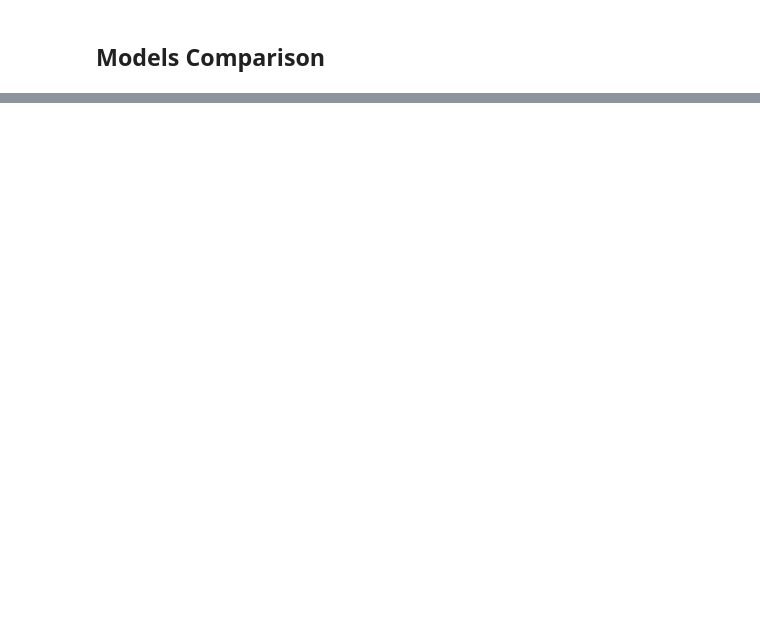
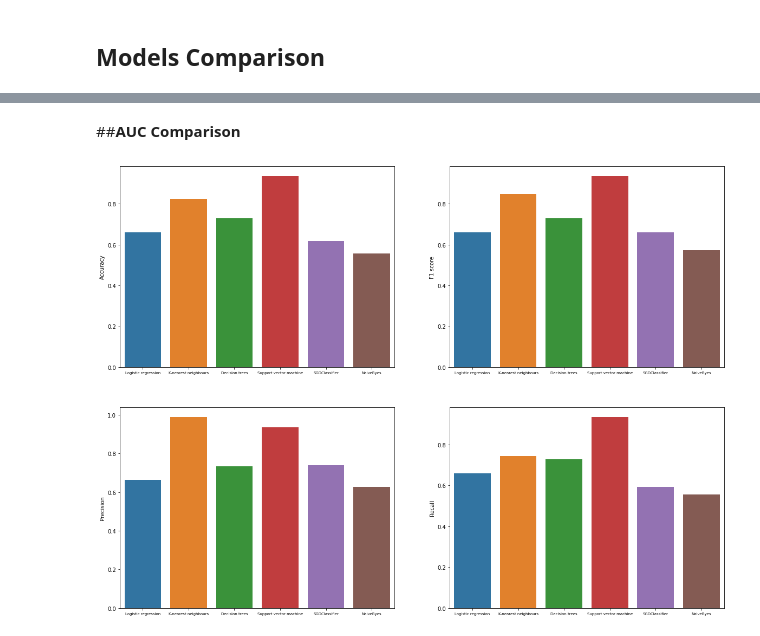
Before and after one commit to Kanika211/Cardiovascular_risk_prediction, a Jupyter notebook: Cardiovascular_risk_prediction.ipynb, the cells around one changed output, grey strips where cells are left out. Drawn from its saved outputs; the diff is of its cells as text; code cells hidden in the pictures; blank space fills up the shorter version.

```diff
--- a/Cardiovascular_risk_prediction.ipynb
+++ b/Cardiovascular_risk_prediction.ipynb
@@ -1310,0 +1364,13 @@ comparison
+# %% [markdown]
+##<b>AUC Comparison</b>
+# %%
+fig = plt.gcf()
+fig.set_size_inches(20, 15)
+titles = ['AUC','Accuracy','F1 score']
+for title,label in enumerate(comparison.columns):
+    plt.subplot(2,2,title+1)
+    sns.barplot(x=comparison.index, y = comparison[label], data=comparison)
+    plt.xticks(fontsize=7)
+plt.show()
+# %% [output]
+[figure, added]
```
Also changed, not shown: parts of 41 cells of this notebook.
